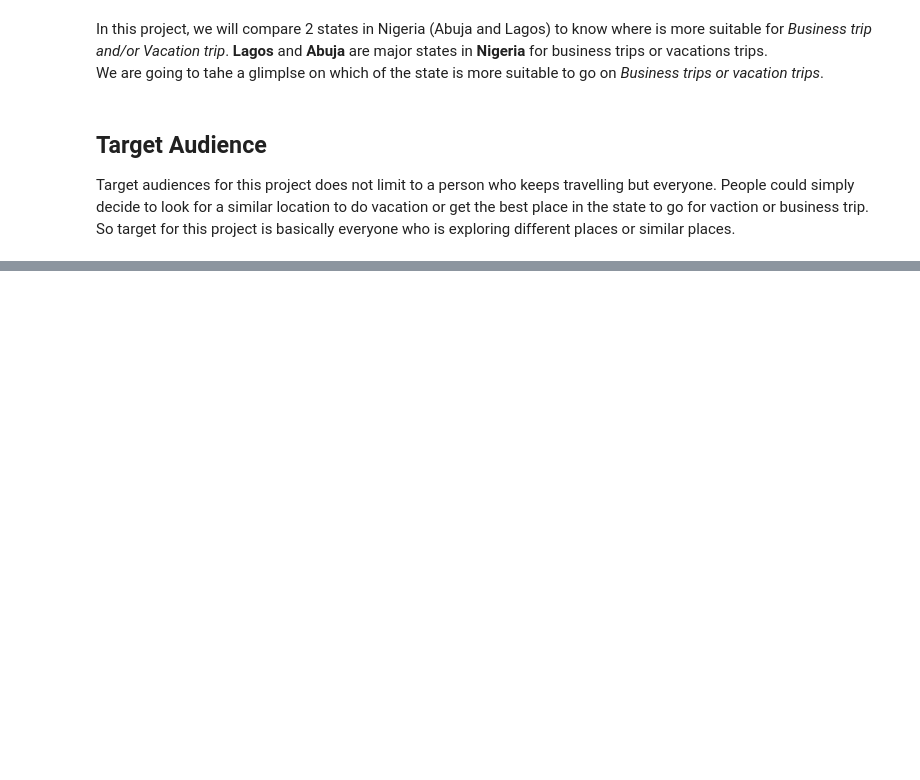
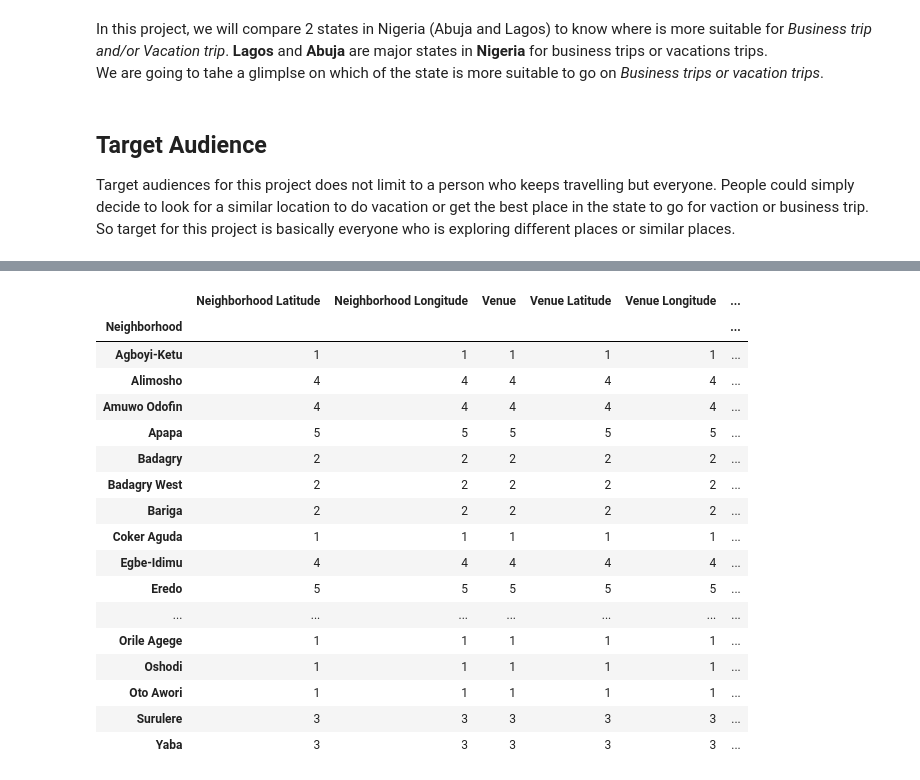
Before and after one commit to jstephen95/Coursera_Capstone, a Jupyter notebook: The Battle of Neighborhood (Lagos and Abuja).ipynb, the cells around one changed output, grey strips where cells are left out. Cells and saved outputs as stored; diff of their text form; code cells hidden in the pictures; blank space fills up the shorter version.

```diff
--- a/The Battle of Neighborhood (Lagos and Abuja).ipynb
+++ b/The Battle of Neighborhood (Lagos and Abuja).ipynb
@@ -17,0 +161,39 @@ Then I used the acquired location data to explore the nearby art venues from the
+# %%
+def getNearbyVenues(names, latitudes, longitudes, radius=500):
+
+    venues_list=[]
+    for name, lat, lng in zip(names, latitudes, longitudes):
+
+
+        # create the API request URL
+        url = 'https://api.foursquare.com/v2/venues/explore?&client_id={}&client_secret={}&v={}&ll={},{}&radius={}&limit=100'.format(
+            CLIENT_ID,
+            CLIENT_SECRET,
+            VERSION,
+            lat,
+            lng,
+            radius)
+
+        # make the GET request
+        results = requests.get(url).json()["response"]['groups'][0]['items']
+
+        # return only relevant information for each nearby venue
+        venues_list.append([(
+            name,
+            lat,
+            lng,
+            v['venue']['name'],
+            v['venue']['location']['lat'],
+            v['venue']['location']['lng'],
+            v['venue']['categories'][0]['name']) for v in results])
+
+    nearby_venues = pd.DataFrame([item for venue_list in venues_list for item in venue_list])
+    nearby_venues.columns = ['Neighborhood',
+                  'Neighborhood Latitude',
+                  'Neighborhood Longitude',
+                  'Venue',
+                  'Venue Latitude',
+                  'Venue Longitude',
+                  'Venue Category']
+
+    return(nearby_venues)
@@ -17,0 +204,3 @@ Then I used the acquired location data to explore the nearby art venues from the
+# %%
+Abuja_venues=getNearbyVenues(Abuja_df['District / Area'], Abuja_df['Latitude'], Abuja_df['Longitude'])
+Lagos_venues=getNearbyVenues(Lagos_df['District / Area'], Lagos_df['Latitude'], Lagos_df['Longitude'])
@@ -17,0 +252,22 @@ Then I used the acquired location data to explore the nearby art venues from the
+# %%
+# Number of venues of each Neighborhood in lagos
+Lagos_venues.groupby('Neighborhood').count()
+# %% [output]
+|  | Neighborhood Latitude | Neighborhood Longitude | Venue | Venue Latitude | Venue Longitude | ... |
+| Neighborhood |  |  |  |  |  | ... |
+| Agboyi-Ketu | 1 | 1 | 1 | 1 | 1 | ... |
+| Alimosho | 4 | 4 | 4 | 4 | 4 | ... |
+| Amuwo Odofin | 4 | 4 | 4 | 4 | 4 | ... |
+| Apapa | 5 | 5 | 5 | 5 | 5 | ... |
+| Badagry | 2 | 2 | 2 | 2 | 2 | ... |
+| Badagry West | 2 | 2 | 2 | 2 | 2 | ... |
+| Bariga | 2 | 2 | 2 | 2 | 2 | ... |
+| Coker Aguda | 1 | 1 | 1 | 1 | 1 | ... |
+| Egbe-Idimu | 4 | 4 | 4 | 4 | 4 | ... |
+| Eredo | 5 | 5 | 5 | 5 | 5 | ... |
+| ... | ... | ... | ... | ... | ... | ... |
+| Orile Agege | 1 | 1 | 1 | 1 | 1 | ... |
+| Oshodi | 1 | 1 | 1 | 1 | 1 | ... |
+| Oto Awori | 1 | 1 | 1 | 1 | 1 | ... |
+| Surulere | 3 | 3 | 3 | 3 | 3 | ... |
+| Yaba | 3 | 3 | 3 | 3 | 3 | ... |
```
Also changed, not shown: parts of 40 cells of this notebook.
